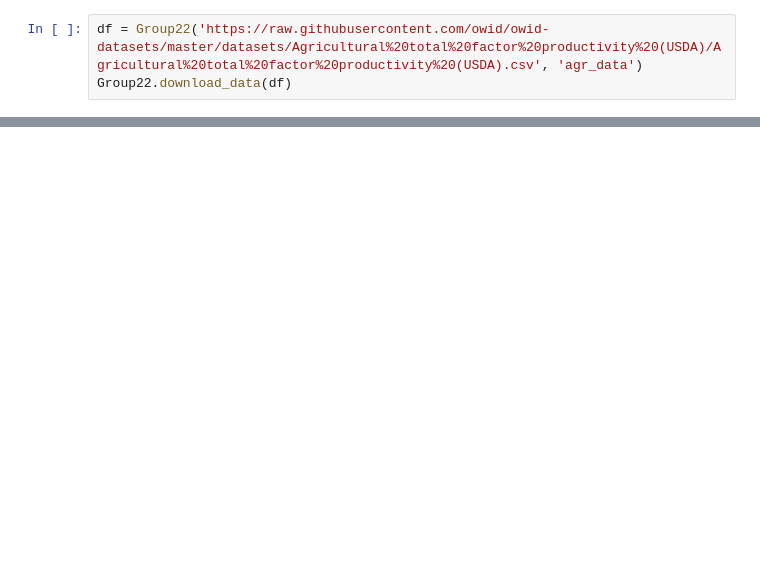
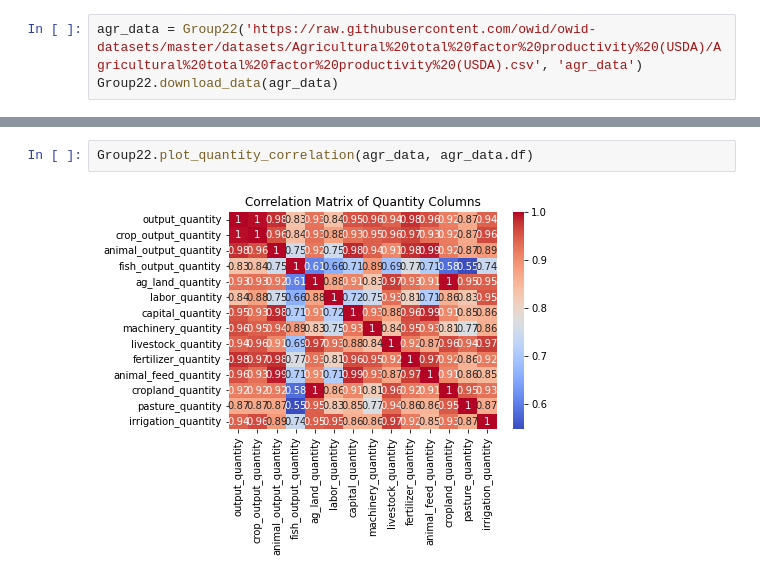
Before and after one commit to annaziegert/agriculture_production_nova, a Jupyter notebook: test_notebook.ipynb, the cells around one changed output, grey strips where cells are left out. Cells and saved outputs as stored; diff of their text form; blank space fills up the shorter version.

```diff
--- a/test_notebook.ipynb
+++ b/test_notebook.ipynb
@@ -29,4 +192,4 @@ class Group22:
 # %%
-df = Group22('https://raw.githubusercontent.com/owid/owid-datasets/master/datasets/Agricultural%20total%20factor%20productivity%20(USDA)/Agricultural%20total%20factor%20productivity%20(USDA).csv', 'agr_data')
-Group22.download_data(df)
+agr_data = Group22('https://raw.githubusercontent.com/owid/owid-datasets/master/datasets/Agricultural%20total%20factor%20productivity%20(USDA)/Agricultural%20total%20factor%20productivity%20(USDA).csv', 'agr_data')
+Group22.download_data(agr_data)
 # %% [output]
@@ -46,0 +230,4 @@ agr_data has been downloaded
+# %%
+Group22.plot_quantity_correlation(agr_data, agr_data.df)
+# %% [output]
+[figure, added]
```
Also changed, not shown: parts of 4 cells of this notebook, 1 other file.
